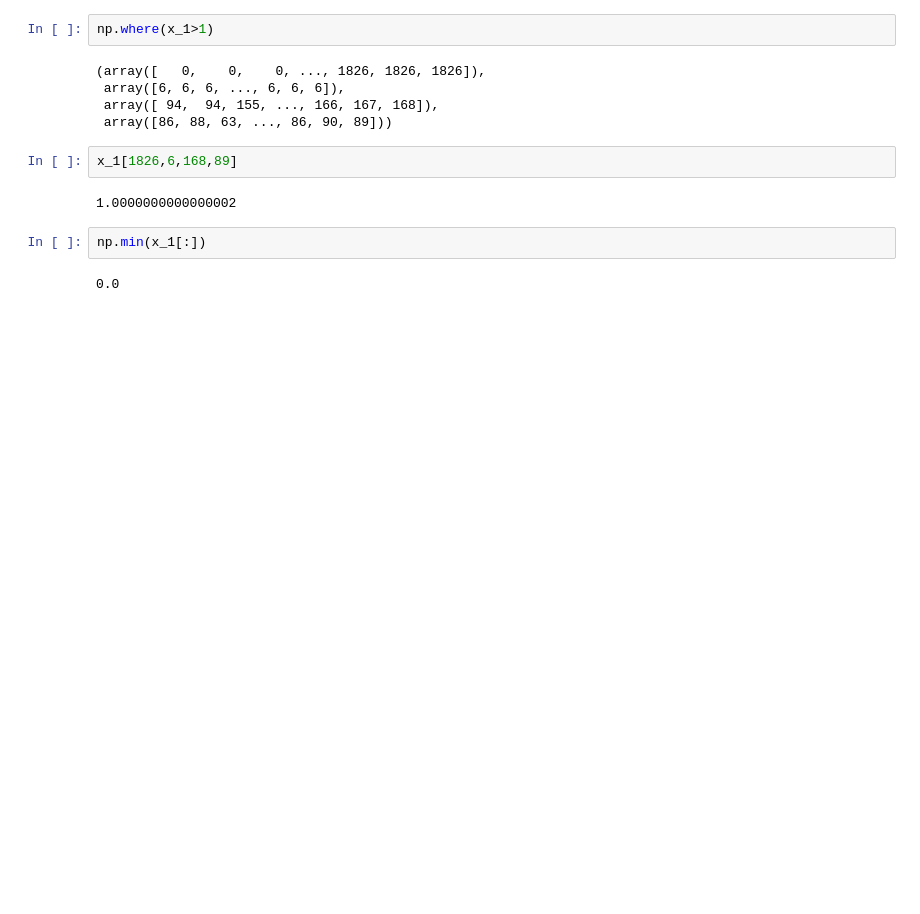
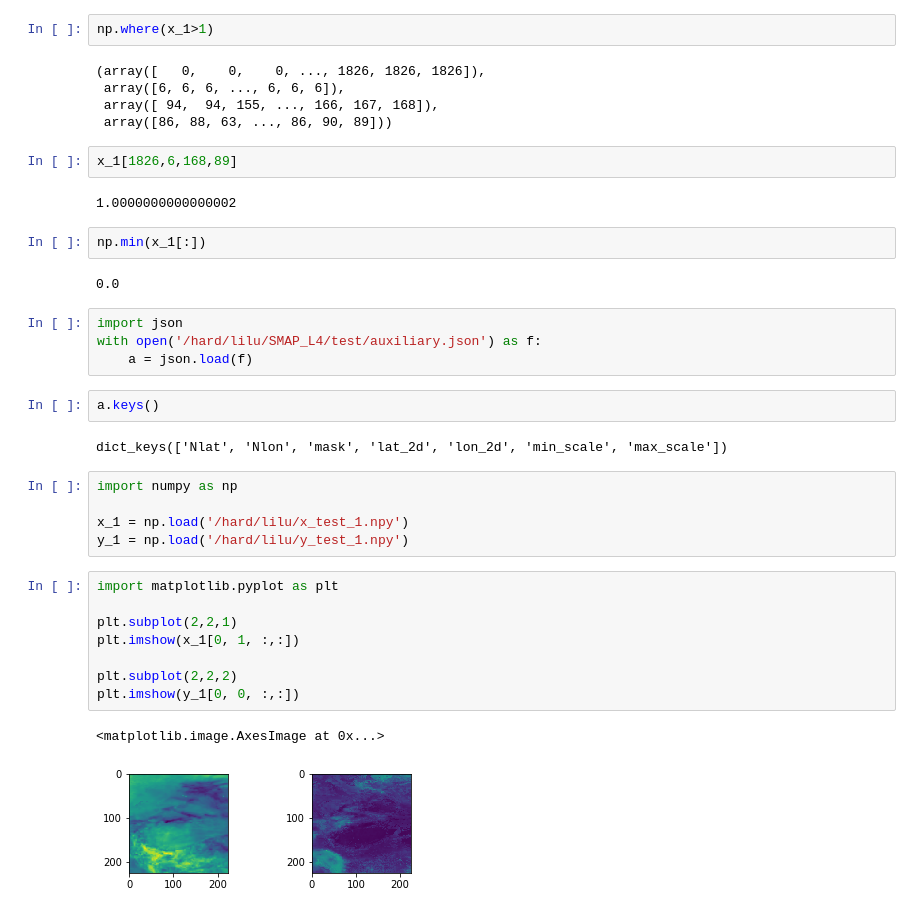
Before and after one commit to leelew/HRSEPP, a Jupyter notebook: hrsepp/debug.ipynb, the cells around one changed output. Cells and saved outputs as stored; diff of their text form; blank space fills up the shorter version.

```diff
--- a/hrsepp/debug.ipynb
+++ b/hrsepp/debug.ipynb
@@ -145,3 +145,27 @@ x_1[1826,6,168,89]
 np.min(x_1[:])
 # %% [output]
 0.0
+# %%
+import json
+with open('/hard/lilu/SMAP_L4/test/auxiliary.json') as f:
+    a = json.load(f)
+# %%
+a.keys()
+# %% [output]
+dict_keys(['Nlat', 'Nlon', 'mask', 'lat_2d', 'lon_2d', 'min_scale', 'max_scale'])
+# %%
+import numpy as np
+
+x_1 = np.load('/hard/lilu/x_test_1.npy')
+y_1 = np.load('/hard/lilu/y_test_1.npy')
+# %%
+import matplotlib.pyplot as plt
+
+plt.subplot(2,2,1)
+plt.imshow(x_1[0, 1, :,:])
+
+plt.subplot(2,2,2)
+plt.imshow(y_1[0, 0, :,:])
+# %% [output]
+<matplotlib.image.AxesImage at 0x...>
+[figure, added]
```
Also changed, not shown: 4 other files.
